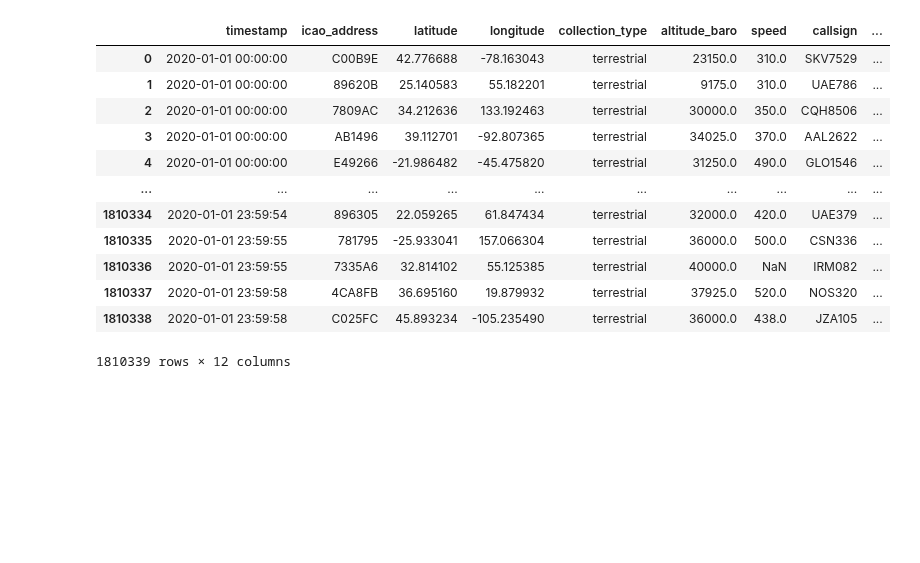
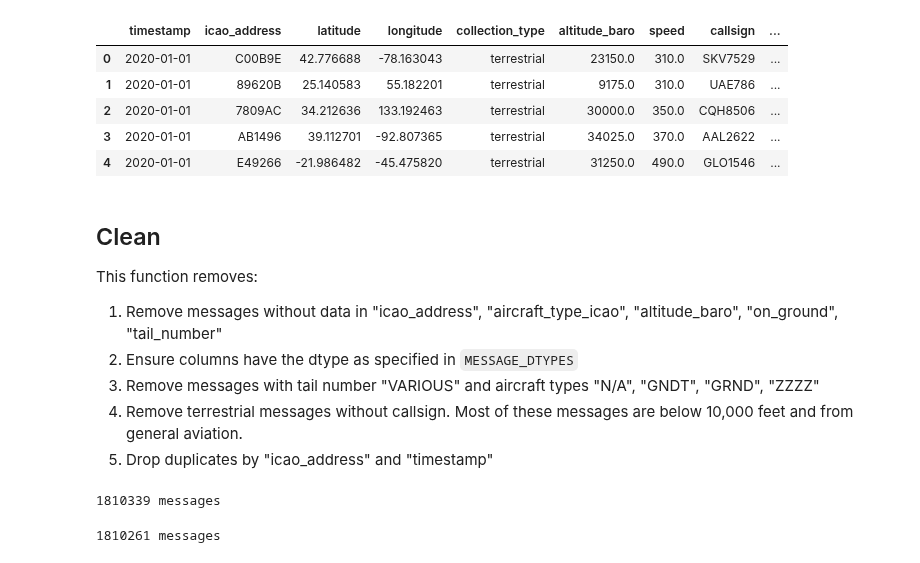
Before and after one commit to contrailcirrus/2023-04-pycontrails-workshop, a Jupyter notebook: notebooks/03-ADSB-Processing.ipynb, the cells around one changed output. Drawn from its saved outputs; the diff is of its cells as text; code cells hidden in the pictures; blank space fills up the shorter version.

```diff
--- a/notebooks/03-ADSB-Processing.ipynb
+++ b/notebooks/03-ADSB-Processing.ipynb
@@ -43,19 +26,11 @@ Operation completed over 26 objects/1.4 GiB.
 import pandas as pd
 # %%
-adsb = pd.read_parquet("data/flight/global/20200101-raw.pq")
+adsb = pd.read_parquet("data/flight/global/20200101-raw.pq").drop(columns="flight_uid")
+adsb.head()
+# %% [output]
+|  | timestamp | icao_address | latitude | longitude | collection_type | altitude_baro | speed | callsign | ... |
+| 0 | 2020-01-01 | C00B9E | 42.776688 | -78.163043 | terrestrial | 23150.0 | 310.0 | SKV7529 | ... |
+| 1 | 2020-01-01 | 89620B | 25.140583 | 55.182201 | terrestrial | 9175.0 | 310.0 | UAE786 | ... |
+| 2 | 2020-01-01 | 7809AC | 34.212636 | 133.192463 | terrestrial | 30000.0 | 350.0 | CQH8506 | ... |
+| 3 | 2020-01-01 | AB1496 | 39.112701 | -92.807365 | terrestrial | 34025.0 | 370.0 | AAL2622 | ... |
+| 4 | 2020-01-01 | E49266 | -21.986482 | -45.475820 | terrestrial | 31250.0 | 490.0 | GLO1546 | ... |
-# %%
-adsb
-# %% [output]
-|  | timestamp | icao_address | latitude | longitude | collection_type | altitude_baro | speed | callsign | ... |
-| 0 | 2020-01-01 00:00:00 | C00B9E | 42.776688 | -78.163043 | terrestrial | 23150.0 | 310.0 | SKV7529 | ... |
-| 1 | 2020-01-01 00:00:00 | 89620B | 25.140583 | 55.182201 | terrestrial | 9175.0 | 310.0 | UAE786 | ... |
-| 2 | 2020-01-01 00:00:00 | 7809AC | 34.212636 | 133.192463 | terrestrial | 30000.0 | 350.0 | CQH8506 | ... |
-| 3 | 2020-01-01 00:00:00 | AB1496 | 39.112701 | -92.807365 | terrestrial | 34025.0 | 370.0 | AAL2622 | ... |
-| 4 | 2020-01-01 00:00:00 | E49266 | -21.986482 | -45.475820 | terrestrial | 31250.0 | 490.0 | GLO1546 | ... |
-| ... | ... | ... | ... | ... | ... | ... | ... | ... | ... |
-| 1810334 | 2020-01-01 23:59:54 | 896305 | 22.059265 | 61.847434 | terrestrial | 32000.0 | 420.0 | UAE379 | ... |
-| 1810335 | 2020-01-01 23:59:55 | 781795 | -25.933041 | 157.066304 | terrestrial | 36000.0 | 500.0 | CSN336 | ... |
-| 1810336 | 2020-01-01 23:59:55 | 7335A6 | 32.814102 | 55.125385 | terrestrial | 40000.0 | NaN | IRM082 | ... |
-| 1810337 | 2020-01-01 23:59:58 | 4CA8FB | 36.695160 | 19.879932 | terrestrial | 37925.0 | 520.0 | NOS320 | ... |
-| 1810338 | 2020-01-01 23:59:58 | C025FC | 45.893234 | -105.235490 | terrestrial | 36000.0 | 438.0 | JZA105 | ... |
-1810339 rows × 12 columns
@@ -65,0 +37,19 @@ adsb
+# %% [markdown]
+## Clean
+
+This function removes:
+
+1. Remove messages without data in "icao_address", "aircraft_type_icao",
+   "altitude_baro", "on_ground", "tail_number"
+2. Ensure columns have the dtype as specified in `MESSAGE_DTYPES`
+3. Remove messages with tail number "VARIOUS"
+   and aircraft types "N/A", "GNDT", "GRND", "ZZZZ"
+5. Remove terrestrial messages without callsign.
+   Most of these messages are below 10,000 feet and from general aviation.
+7. Drop duplicates by "icao_address" and "timestamp"
+# %%
+# Copy original adsb dataset so it doesn't get mutated
+mdf = adsb.copy()
+print(len(mdf), "messages")
+# %% [output]
+1810339 messages
@@ -65,0 +115,6 @@ adsb
+# %%
+# Resest index after filtering
+mdf.reset_index(drop=True, inplace=True)
+print(len(mdf), "messages")
+# %% [output]
+1810261 messages
```
Also changed, not shown: parts of 28 cells of this notebook, 3 other files.
